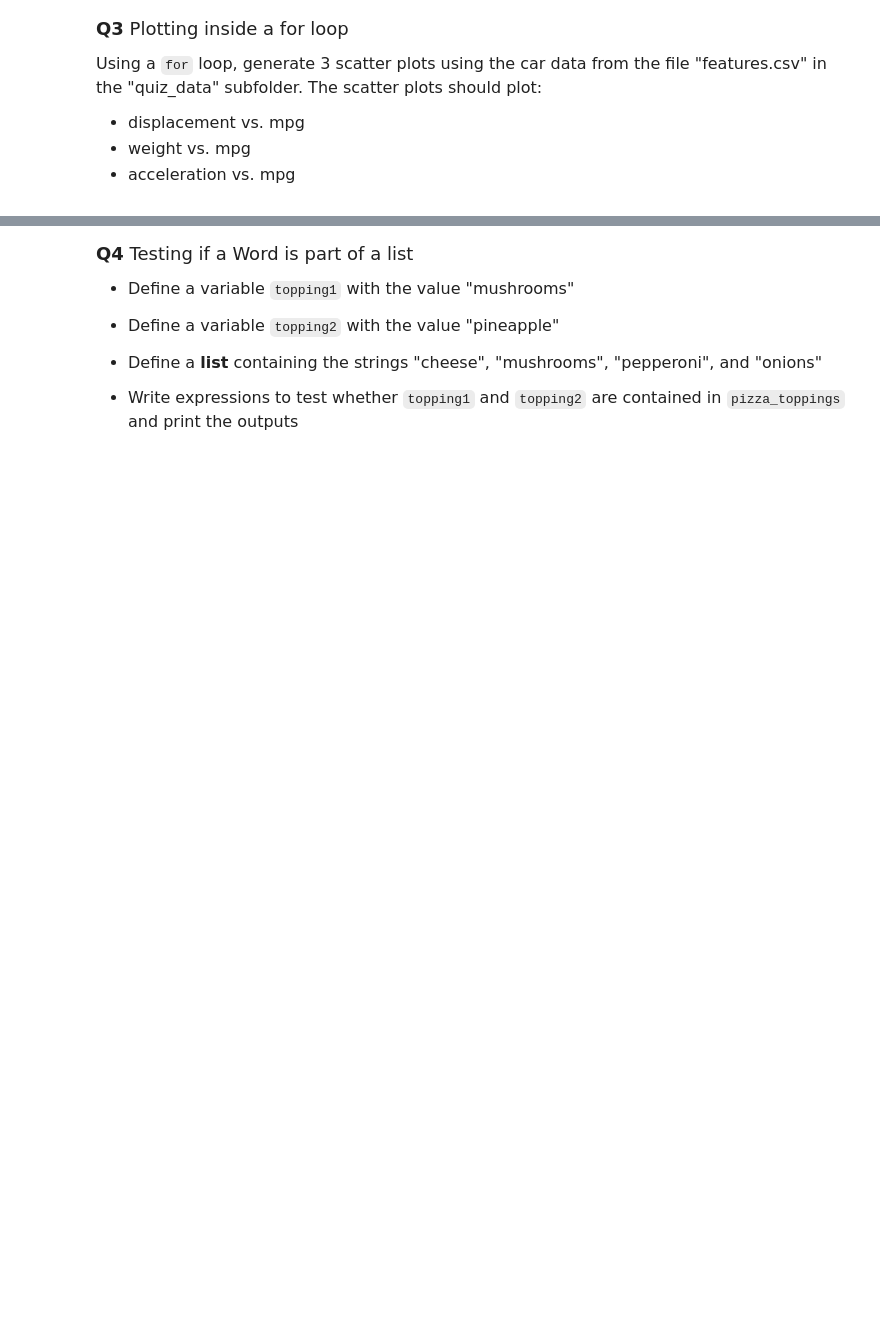
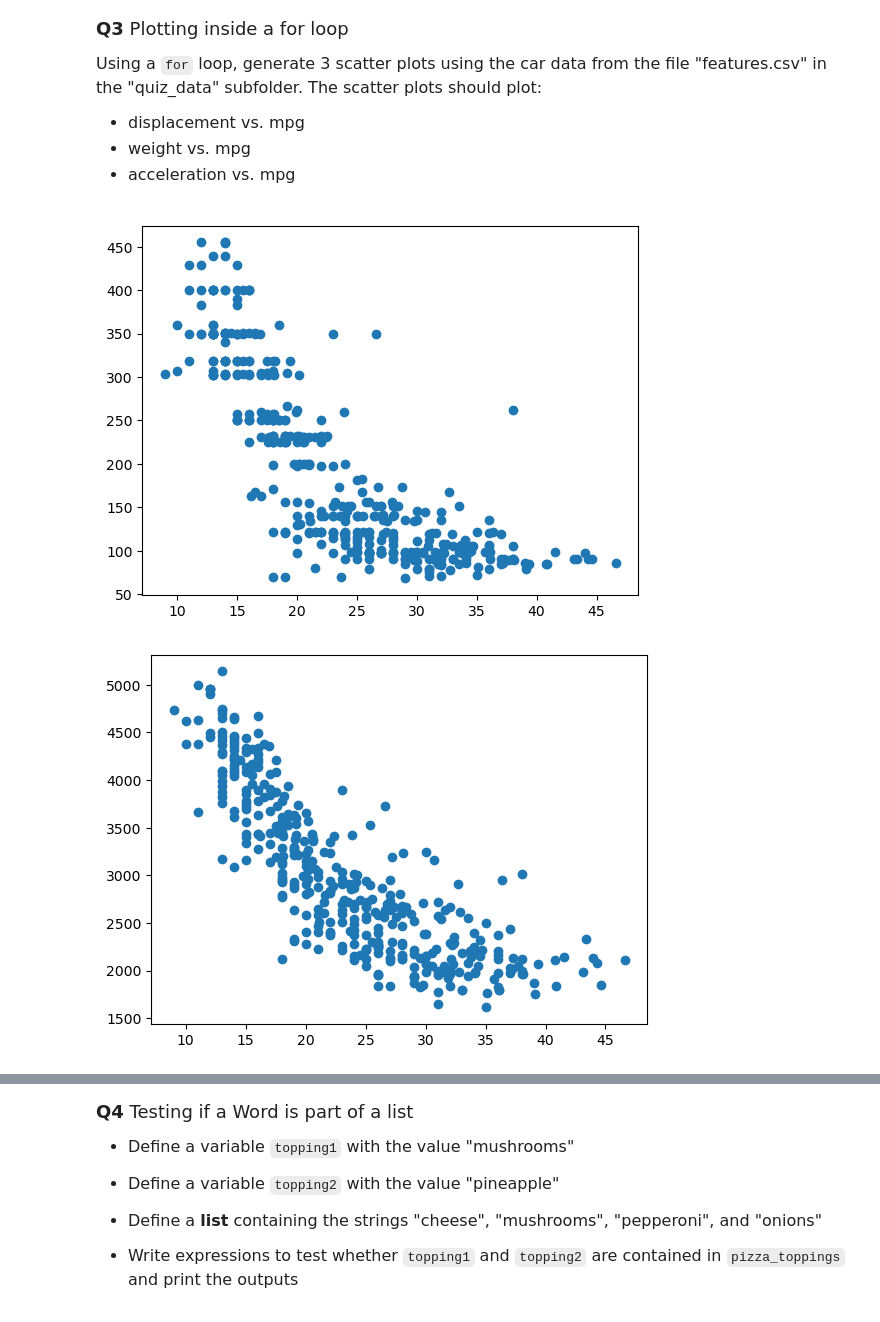
Before and after one commit to daniyalk-gh/datasci151spring2026, a Jupyter notebook: _quizzes/practice_quiz_feb12_solutions/practice_quiz.ipynb, the cells around one changed output, grey strips where cells are left out. Cells and saved outputs as stored; diff of their text form; code cells hidden in the pictures; blank space fills up the shorter version.

```diff
--- a/_quizzes/practice_quiz_feb12_solutions/practice_quiz.ipynb
+++ b/_quizzes/practice_quiz_feb12_solutions/practice_quiz.ipynb
@@ -120,5 +120,11 @@ Using a `for` loop, generate 3 scatter plots using the car data from the file "f
 - acceleration vs. mpg
 # %%
 # your code here
+columns = ["displacement", "weight", "acceleration"]
 data_features = pd.read_csv("quiz_data/features.csv")
-for x in range(0,3):
+for temp in columns:
+    plt.scatter(x = data_features["mpg"], y = data_features[temp])
+    plt.show()
+# %% [output]
+[figure, added]
+[figure, added]
```
Also changed, not shown: parts of 5 cells of this notebook, 1 other file.
